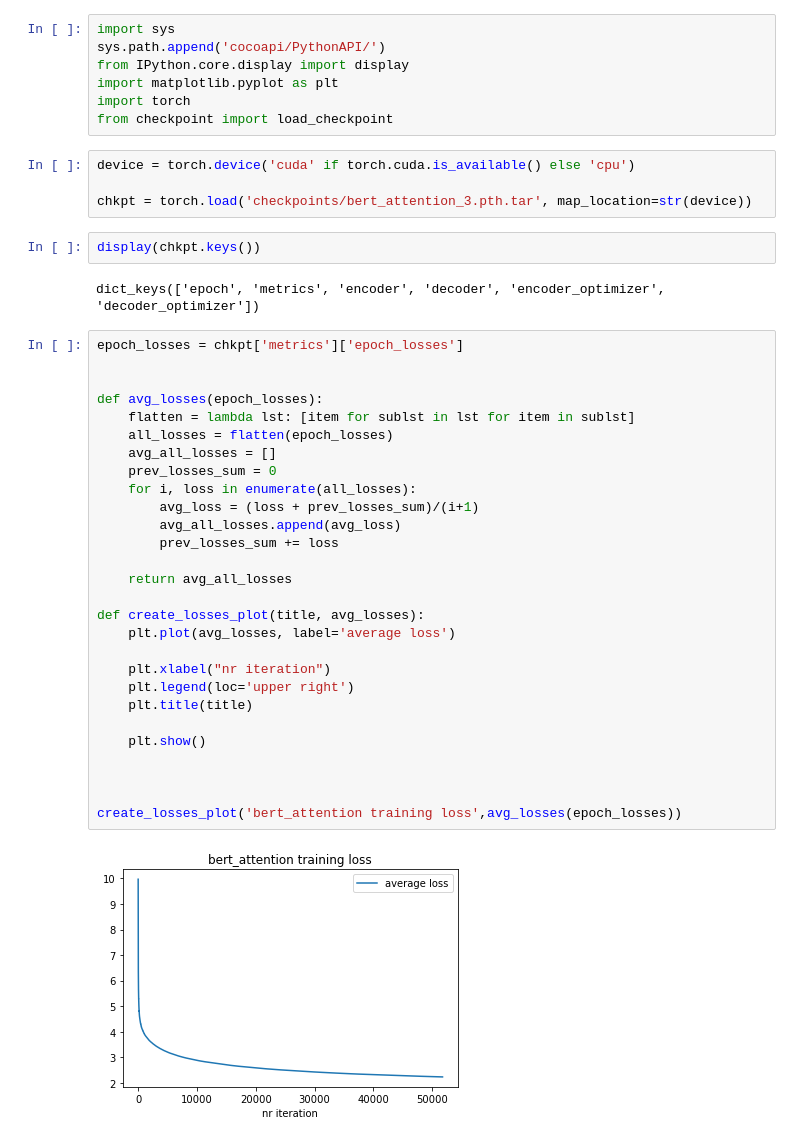
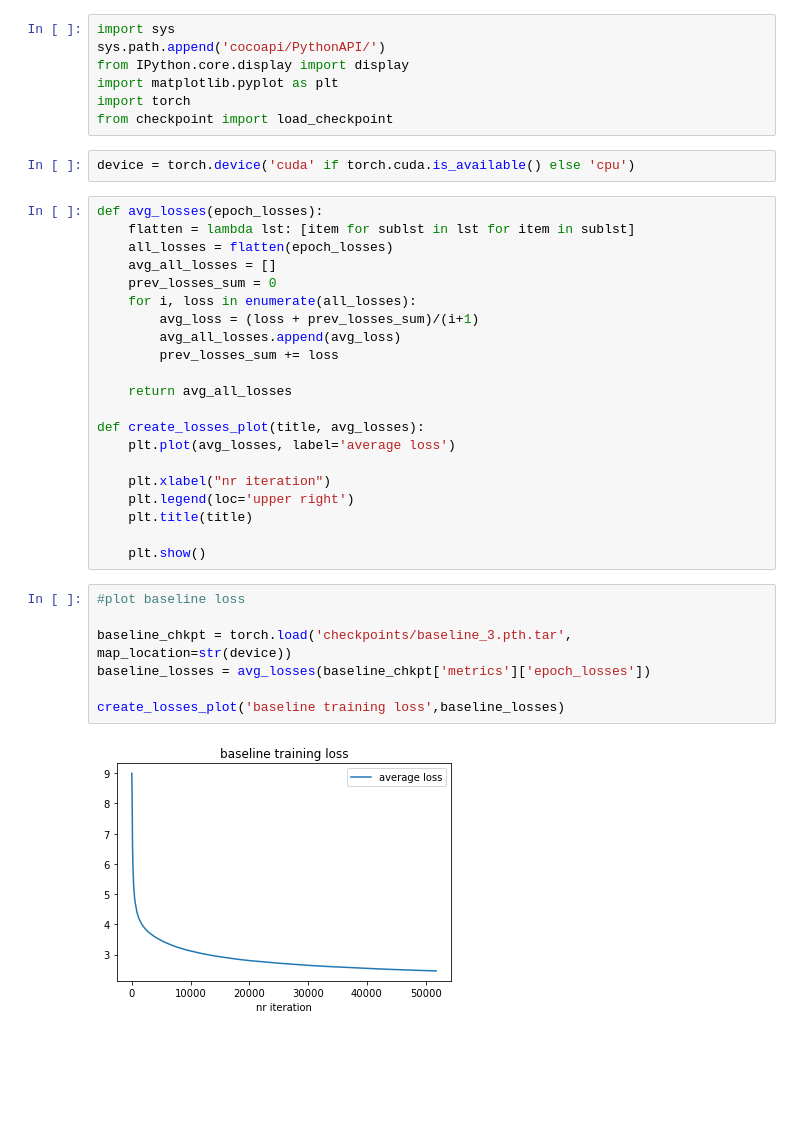
Before and after one commit to SarahAlkhateeb/Image-Captioning-with-Different-Decoders, a Jupyter notebook: plots.ipynb, the cells around one changed output. Drawn from its saved outputs; the diff is of its cells as text; blank space fills up the shorter version.

Commit message:
ploting losses done

```diff
--- a/plots.ipynb
+++ b/plots.ipynb
@@ -7,16 +7,7 @@ import torch
 from checkpoint import load_checkpoint
 # %%
 device = torch.device('cuda' if torch.cuda.is_available() else 'cpu')
-
-chkpt = torch.load('checkpoints/bert_attention_3.pth.tar', map_location=str(device))
-# %%
-display(chkpt.keys())
-# %% [output]
-dict_keys(['epoch', 'metrics', 'encoder', 'decoder', 'encoder_optimizer', 'decoder_optimizer'])
 # %%
-epoch_losses = chkpt['metrics']['epoch_losses']
-
-
 def avg_losses(epoch_losses):
     flatten = lambda lst: [item for sublst in lst for item in sublst]
     all_losses = flatten(epoch_losses)
@@ -37,9 +28,12 @@ def create_losses_plot(title, avg_losses):
     plt.title(title)
 
     plt.show()
-
-
-
-create_losses_plot('bert_attention training loss',avg_losses(epoch_losses))
-# %% [output]
-[figure, removed]
+# %%
+#plot baseline loss
+
+baseline_chkpt = torch.load('checkpoints/baseline_3.pth.tar', map_location=str(device))
+baseline_losses = avg_losses(baseline_chkpt['metrics']['epoch_losses'])
+
+create_losses_plot('baseline training loss',baseline_losses)
+# %% [output]
+[figure, added]
```
Also changed, not shown: parts of 5 cells of this notebook.
